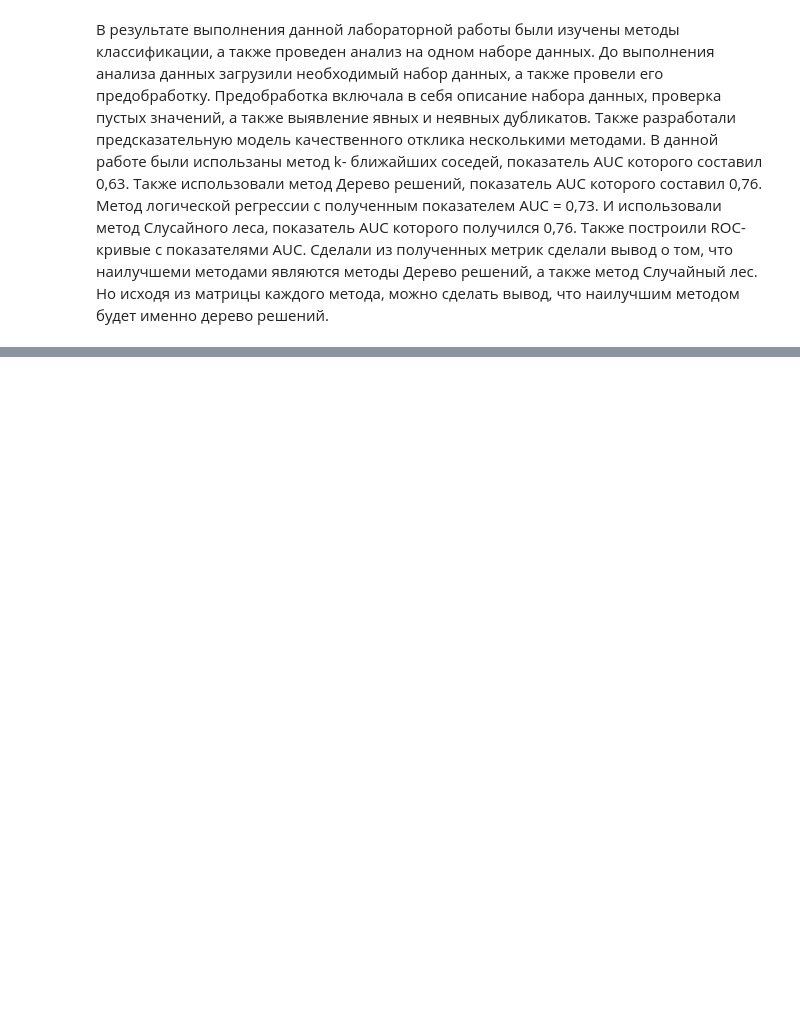
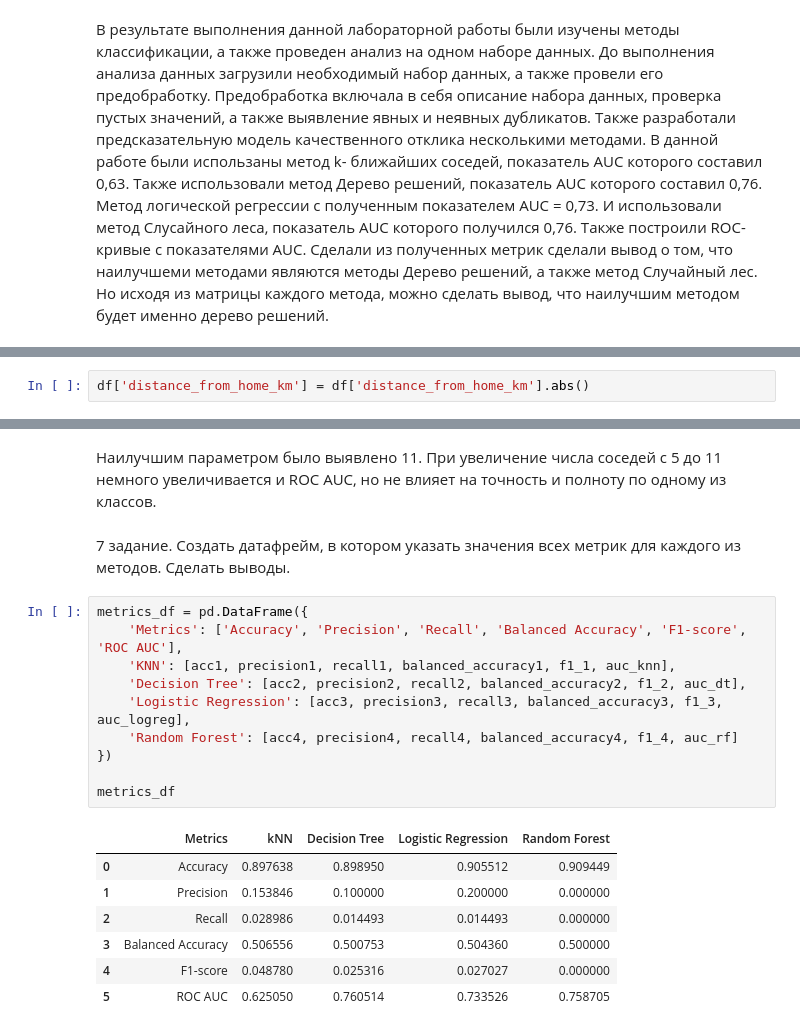
Before and after one commit to AlisaRezanova/LR5, a Jupyter notebook: ЛР5_Резанова_Вариант2.ipynb, the cells around one changed output, grey strips where cells are left out. Cells and saved outputs as stored; diff of their text form; blank space fills up the shorter version.

```diff
--- a/ЛР5_Резанова_Вариант2.ipynb
+++ b/ЛР5_Резанова_Вариант2.ipynb
@@ -384,0 +512,2 @@ plt.show()
+# %%
+df['distance_from_home_km'] = df['distance_from_home_km'].abs()
@@ -384,0 +888,23 @@ plt.show()
+# %% [markdown]
+Наилучшим параметром было выявлено 11. При увеличение числа соседей с 5 до 11 немного увеличивается и  ROC AUC, но не влияет на точность и полноту по одному из классов.
+# %% [markdown]
+7 задание. Создать датафрейм, в котором указать значения всех метрик для каждого из
+методов. Сделать выводы.
+# %%
+metrics_df = pd.DataFrame({
+    'Metrics': ['Accuracy', 'Precision', 'Recall', 'Balanced Accuracy', 'F1-score', 'ROC AUC'],
+    'KNN': [acc1, precision1, recall1, balanced_accuracy1, f1_1, auc_knn],
+    'Decision Tree': [acc2, precision2, recall2, balanced_accuracy2, f1_2, auc_dt],
+    'Logistic Regression': [acc3, precision3, recall3, balanced_accuracy3, f1_3, auc_logreg],
+    'Random Forest': [acc4, precision4, recall4, balanced_accuracy4, f1_4, auc_rf]
+})
+
+metrics_df
+# %% [output]
+|  | Metrics | kNN | Decision Tree | Logistic Regression | Random Forest |
+| 0 | Accuracy | 0.897638 | 0.898950 | 0.905512 | 0.909449 |
+| 1 | Precision | 0.153846 | 0.100000 | 0.200000 | 0.000000 |
+| 2 | Recall | 0.028986 | 0.014493 | 0.014493 | 0.000000 |
+| 3 | Balanced Accuracy | 0.506556 | 0.500753 | 0.504360 | 0.500000 |
+| 4 | F1-score | 0.048780 | 0.025316 | 0.027027 | 0.000000 |
+| 5 | ROC AUC | 0.625050 | 0.760514 | 0.733526 | 0.758705 |
```
Also changed, not shown: parts of 94 cells of this notebook.
